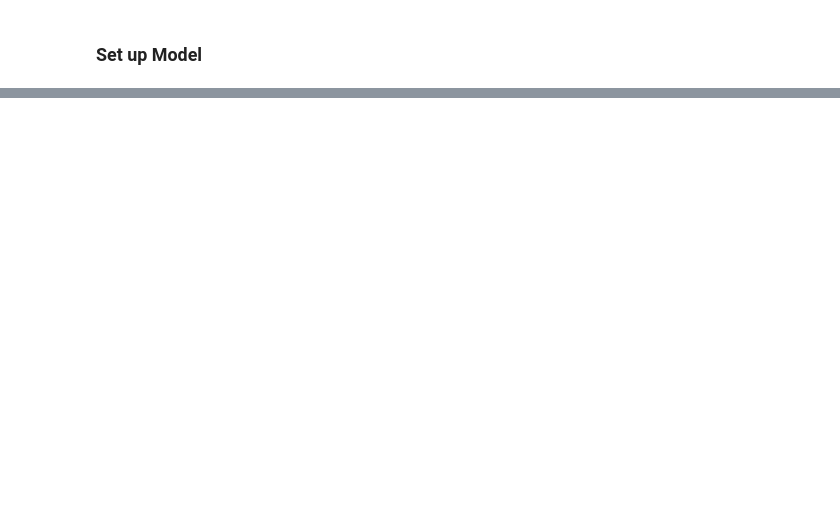
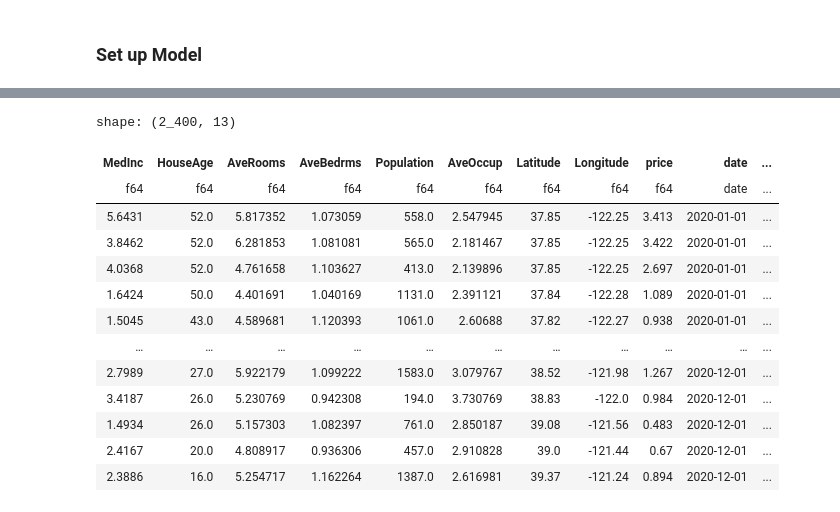
Before and after one commit to nsmat/lefts, a Jupyter notebook: notebooks/lgbm_rolling_retrain_early_stopping.ipynb, the cells around one changed output, grey strips where cells are left out. Cells and saved outputs as stored; diff of their text form; code cells hidden in the pictures; blank space fills up the shorter version.

```diff
--- a/notebooks/lgbm_rolling_retrain_early_stopping.ipynb
+++ b/notebooks/lgbm_rolling_retrain_early_stopping.ipynb
@@ -112,3 +108,18 @@ pl.Series(evals["validation"]["l2"]).to_pandas().plot(legend=True, label="valida
 # %%
-# Predictions from each fold are shown in separate columns
-rolling_train.predict(a_data)
+# Predictions from each fold in separate columns
+rolling_train.predict(data)
+# %% [output]
+shape: (2_400, 13)
+| MedInc | HouseAge | AveRooms | AveBedrms | Population | AveOccup | Latitude | Longitude | price | date | ... |
+| f64 | f64 | f64 | f64 | f64 | f64 | f64 | f64 | f64 | date | ... |
+| 5.6431 | 52.0 | 5.817352 | 1.073059 | 558.0 | 2.547945 | 37.85 | -122.25 | 3.413 | 2020-01-01 | ... |
+| 3.8462 | 52.0 | 6.281853 | 1.081081 | 565.0 | 2.181467 | 37.85 | -122.25 | 3.422 | 2020-01-01 | ... |
+| 4.0368 | 52.0 | 4.761658 | 1.103627 | 413.0 | 2.139896 | 37.85 | -122.25 | 2.697 | 2020-01-01 | ... |
+| 1.6424 | 50.0 | 4.401691 | 1.040169 | 1131.0 | 2.391121 | 37.84 | -122.28 | 1.089 | 2020-01-01 | ... |
+| 1.5045 | 43.0 | 4.589681 | 1.120393 | 1061.0 | 2.60688 | 37.82 | -122.27 | 0.938 | 2020-01-01 | ... |
+| … | … | … | … | … | … | … | … | … | … | ... |
+| 2.7989 | 27.0 | 5.922179 | 1.099222 | 1583.0 | 3.079767 | 38.52 | -121.98 | 1.267 | 2020-12-01 | ... |
+| 3.4187 | 26.0 | 5.230769 | 0.942308 | 194.0 | 3.730769 | 38.83 | -122.0 | 0.984 | 2020-12-01 | ... |
+| 1.4934 | 26.0 | 5.157303 | 1.082397 | 761.0 | 2.850187 | 39.08 | -121.56 | 0.483 | 2020-12-01 | ... |
+| 2.4167 | 20.0 | 4.808917 | 0.936306 | 457.0 | 2.910828 | 39.0 | -121.44 | 0.67 | 2020-12-01 | ... |
+| 2.3886 | 16.0 | 5.254717 | 1.162264 | 1387.0 | 2.616981 | 39.37 | -121.24 | 0.894 | 2020-12-01 | ... |
```
Also changed, not shown: parts of 9 cells of this notebook, 3 other files.
